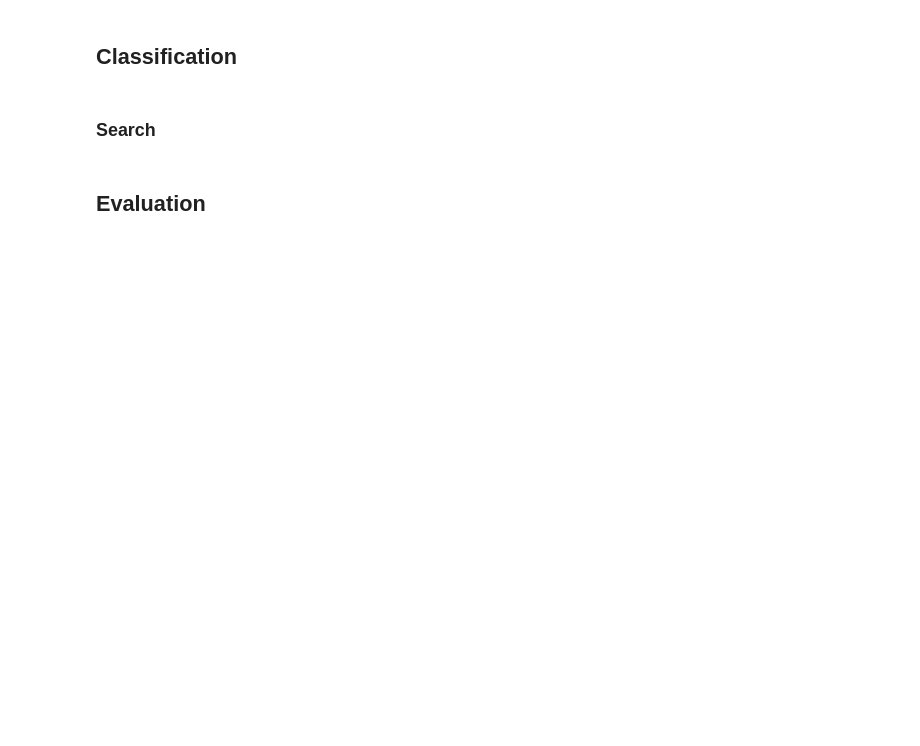
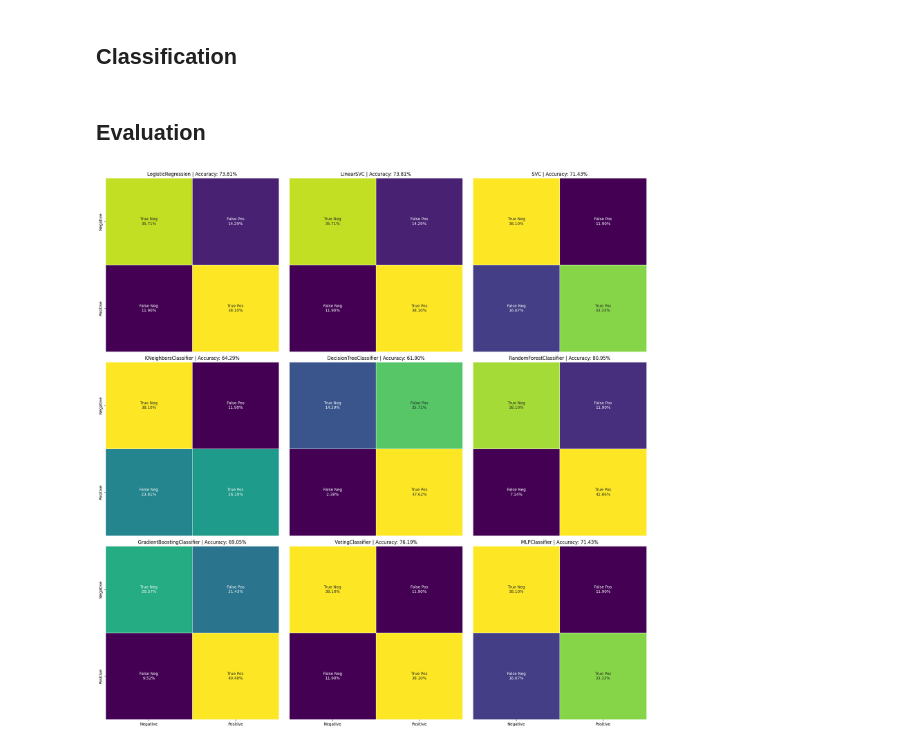
Before and after one commit to Tymec/movie-recommender, a Jupyter notebook: experiment.ipynb, the cells around one changed output. Drawn from its saved outputs; the diff is of its cells as text; code cells hidden in the pictures; blank space fills up the shorter version.

```diff
--- a/experiment.ipynb
+++ b/experiment.ipynb
@@ -192,12 +227,7 @@ classifiers = [
 ]
 # %%
-# Split the data into training and testing sets
-X_split = {}
-for name, data in X.items():
-    X_train, X_test, y_train, y_test = train_test_split(data, dataset["sentiment"], test_size=0.2, random_state=SEED)
-    X_split[name] = (X_train, X_test, y_train, y_test)
+# Split the data into training and testing sets (use TF-IDF vectorizer)
+X_train, X_test, y_train, y_test = train_test_split(X["tfidf"], dataset["sentiment"], test_size=0.2, random_state=SEED)
 # %%
 # Define the cross-validation strategy
 kfold = StratifiedKFold(n_splits=5, shuffle=True, random_state=SEED)
-# %% [markdown]
-### Search
@@ -204,2 +254,54 @@ kfold = StratifiedKFold(n_splits=5, shuffle=True, random_state=SEED)
 # %% [markdown]
 ## Evaluation
+# %%
+def cm_annotations(cm: np.ndarray) -> np.ndarray:
+    group_names = ["True Neg", "False Pos", "False Neg", "True Pos"]
+    group_percentages = [f"{value:.2%}" for value in cm.flatten() / cm.sum()]
+    labels = [f"{v1}\n{v2}" for v1, v2 in zip(group_names, group_percentages)]
+    return np.asarray(labels).reshape(2, 2)
+# %%
+fig = plt.figure(figsize=(20, 20))
+N_COLS = 3
+N_ROWS = len(estimators) // N_COLS
+
+results = pd.DataFrame(columns=["Classifier", "Accuracy", "Precision", "Recall", "F1", "ROC AUC"])
+for i, clf in enumerate(tqdm(estimators, unit="clf")):
+    name = clf.__class__.__name__
+
+    # Predict
+    y_pred = clf.predict(X_test)
+
+    # Calculate metrics
+    accuracy = accuracy_score(y_test, y_pred)
+    precision = precision_score(y_test, y_pred)
+    recall = recall_score(y_test, y_pred)
+    f1 = f1_score(y_test, y_pred)
+    roc_auc = roc_auc_score(y_test, y_pred)
+    cm = confusion_matrix(y_test, y_pred)
+
+    # Plot confusion matrix
+    ax = plt.subplot(N_ROWS, N_COLS, i + 1, aspect="equal")
+    ax.grid(False)
+    ax.set_title(f"{name} | Accuracy: {accuracy:.2%}")
+
+    labels = ["Negative", "Positive"]
+    sns.heatmap(
+        cm,
+        xticklabels=labels if i // N_COLS == N_ROWS - 1 else [],
+        yticklabels=labels if i % N_COLS == 0 else [],
+        annot=cm_annotations(cm),
+        square=True,
+        cbar=False,
+        cmap="viridis",
+        linewidths=0.5,
+        fmt="",
+        ax=ax,
+    )
+
+    # Save results
+    results.loc[i] = [name, accuracy, precision, recall, f1, roc_auc]
+
+plt.tight_layout()
+plt.show()
+# %% [output]
+[figure, added]
```
Also changed, not shown: parts of 16 cells of this notebook, 1 other file.
